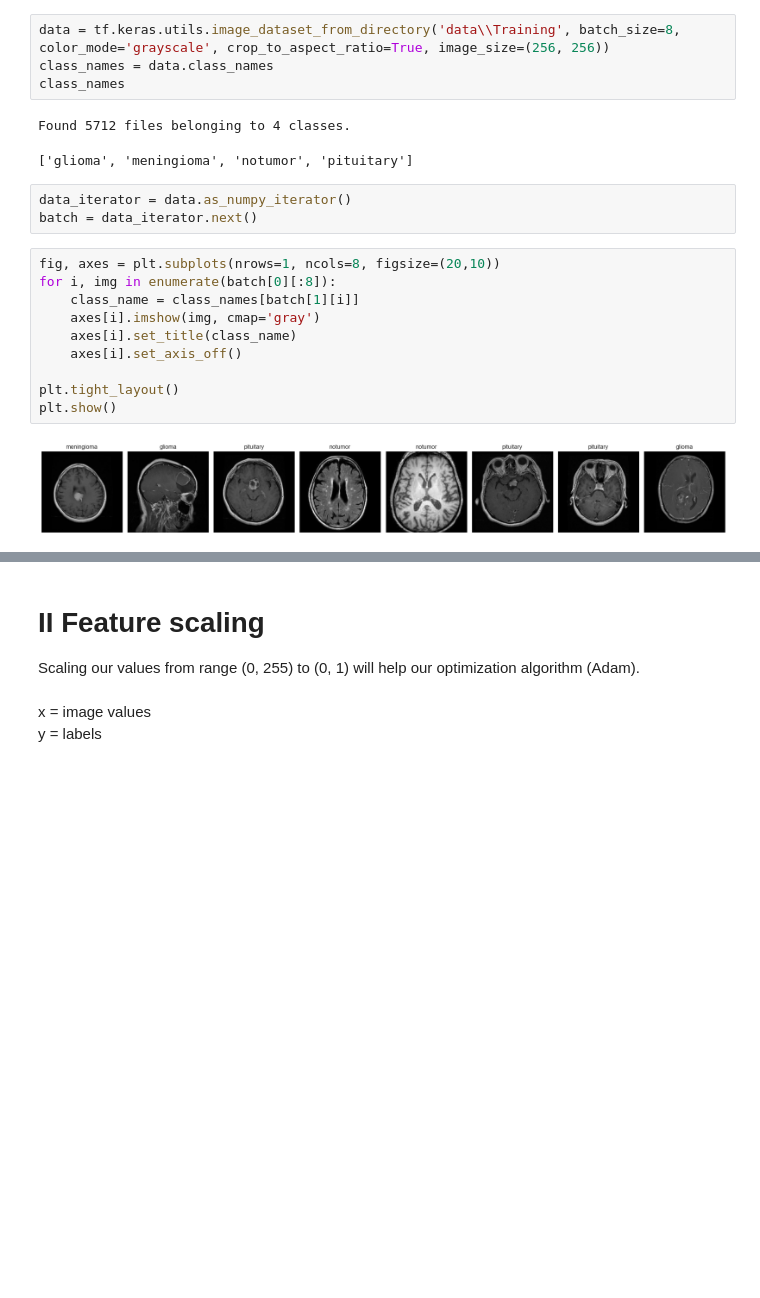
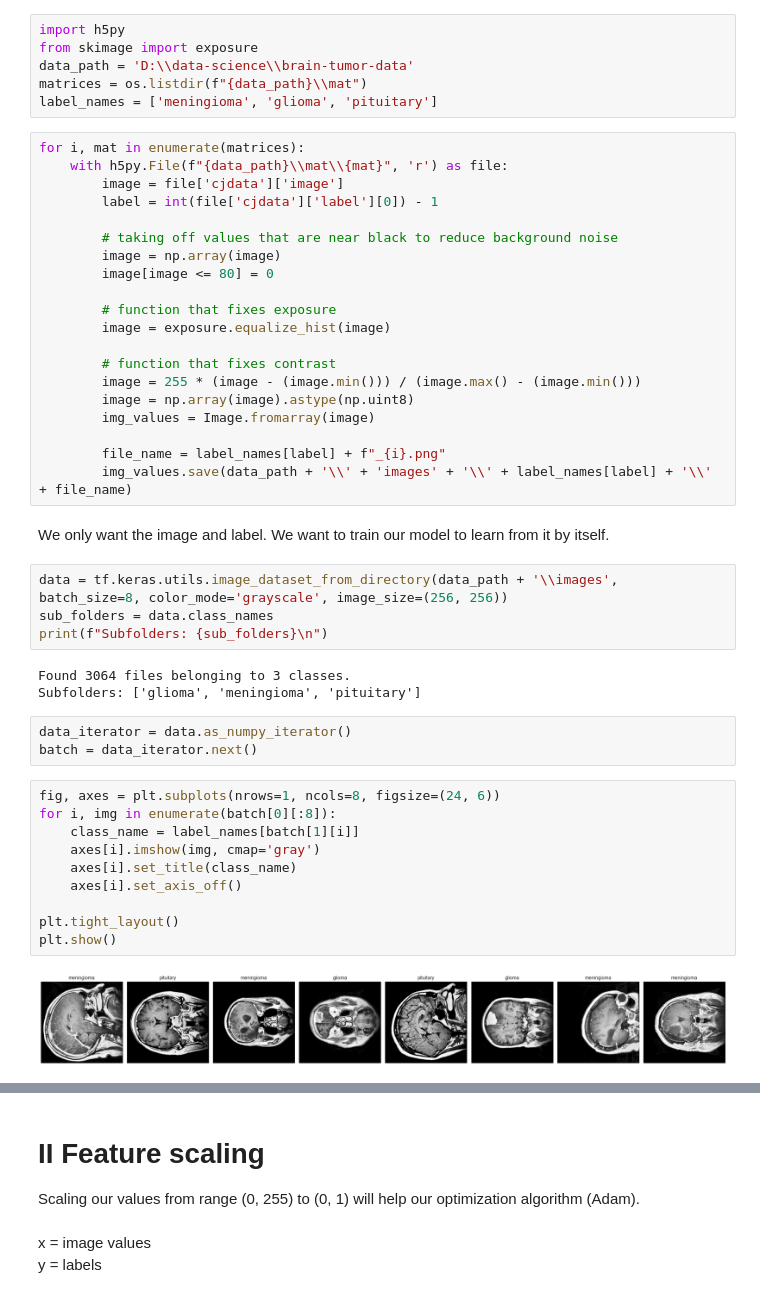
Before and after one commit to gracjan-p/brain-tumors, a Jupyter notebook: brain-tumors-analysis.ipynb, the cells around one changed output, grey strips where cells are left out. Drawn from its saved outputs; the diff is of its cells as text; blank space fills up the shorter version.

```diff
--- a/brain-tumors-analysis.ipynb
+++ b/brain-tumors-analysis.ipynb
@@ -50,22 +26,50 @@ Basing on this information we apply _crop_to_aspect_ratio_ value to _True_, othe
+# %%
+import h5py
+from skimage import exposure
+data_path = 'D:\\data-science\\brain-tumor-data'
+matrices = os.listdir(f"{data_path}\\mat")
+label_names = ['meningioma', 'glioma', 'pituitary']
+# %%
+for i, mat in enumerate(matrices):
+    with h5py.File(f"{data_path}\\mat\\{mat}", 'r') as file:
+        image = file['cjdata']['image']
+        label = int(file['cjdata']['label'][0]) - 1
+
+        # taking off values that are near black to reduce background noise
+        image = np.array(image)
+        image[image <= 80] = 0
+
+        # function that fixes exposure
+        image = exposure.equalize_hist(image)
+
+        # function that fixes contrast
+        image = 255 * (image - (image.min())) / (image.max() - (image.min()))
+        image = np.array(image).astype(np.uint8)
+        img_values = Image.fromarray(image)
+
+        file_name = label_names[label] + f"_{i}.png"
+        img_values.save(data_path + '\\' + 'images' + '\\' + label_names[label] + '\\' + file_name)
+# %% [markdown]
+We only want the image and label. We want to train our model to learn from it by itself.
 # %%
-data = tf.keras.utils.image_dataset_from_directory('data\\Training', batch_size=8, color_mode='grayscale', crop_to_aspect_ratio=True, image_size=(256, 256))
-class_names = data.class_names
-class_names
+data = tf.keras.utils.image_dataset_from_directory(data_path + '\\images', batch_size=8, color_mode='grayscale', image_size=(256, 256))
+sub_folders = data.class_names
+print(f"Subfolders: {sub_folders}\n")
 # %% [output]
-Found 5712 files belonging to 4 classes.
+Found 3064 files belonging to 3 classes.
+Subfolders: ['glioma', 'meningioma', 'pituitary']
-['glioma', 'meningioma', 'notumor', 'pituitary']
 # %%
 data_iterator = data.as_numpy_iterator()
 batch = data_iterator.next()
 # %%
-fig, axes = plt.subplots(nrows=1, ncols=8, figsize=(20,10))
+fig, axes = plt.subplots(nrows=1, ncols=8, figsize=(24, 6))
 for i, img in enumerate(batch[0][:8]):
-    class_name = class_names[batch[1][i]]
+    class_name = label_names[batch[1][i]]
     axes[i].imshow(img, cmap='gray')
     axes[i].set_title(class_name)
     axes[i].set_axis_off()
 
 plt.tight_layout()
 plt.show()
 # %% [output]
-[figure, old version]
+[figure, new version]
```
Also changed, not shown: parts of 24 cells of this notebook, 1 other file.
